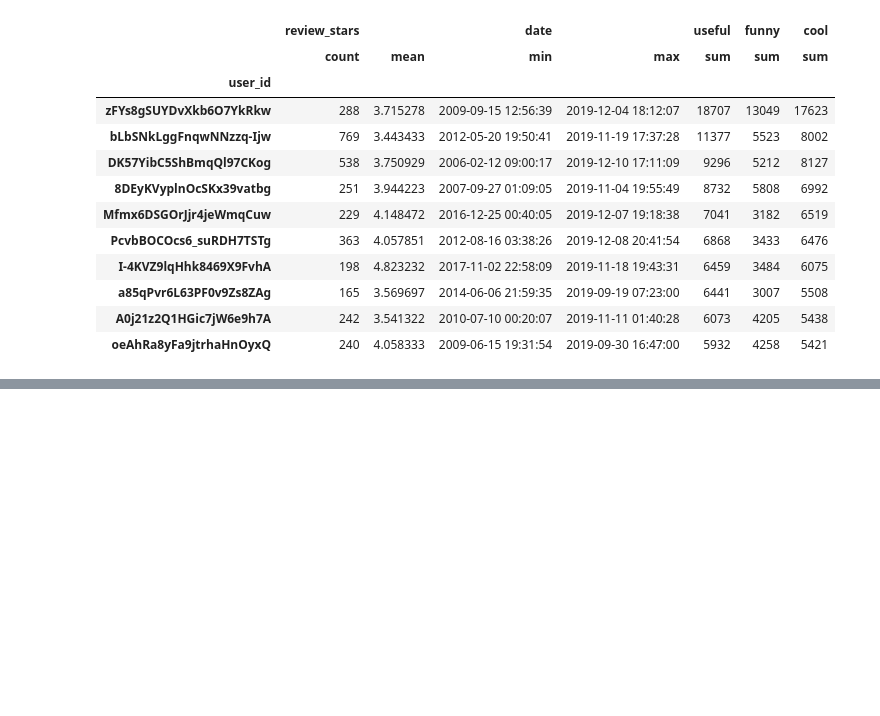
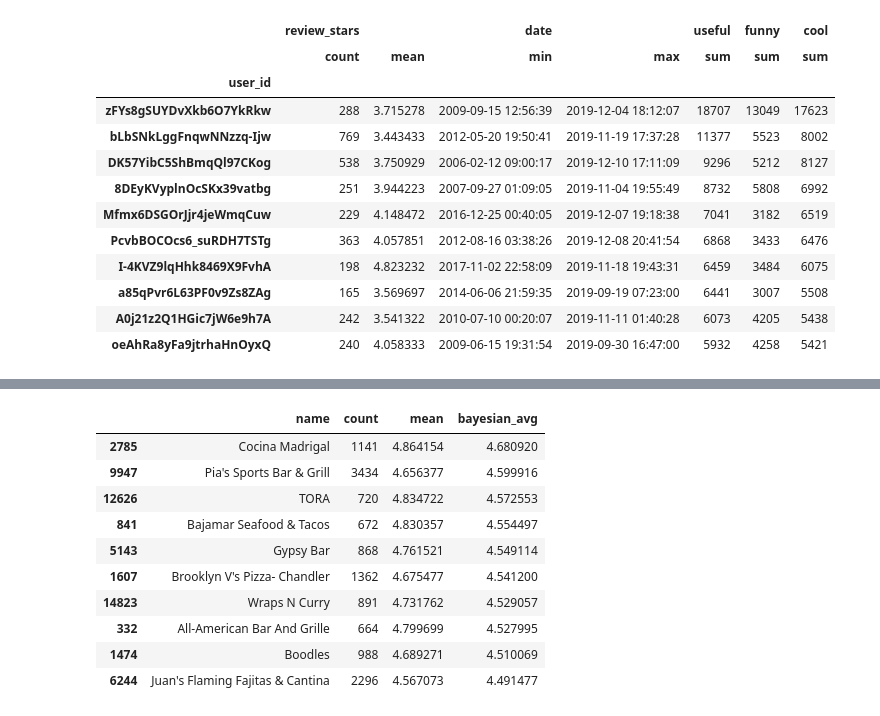
Before and after one commit to mavalos90/IH_final_project, a Jupyter notebook: code/1.EDA.ipynb, the cells around one changed output, grey strips where cells are left out. Drawn from its saved outputs; the diff is of its cells as text; code cells hidden in the pictures; blank space fills up the shorter version.

```diff
--- a/code/1.EDA.ipynb
+++ b/code/1.EDA.ipynb
@@ -418,0 +457,16 @@ Top 10 influential users
+# %%
+# 10 best restaurants based on bayesian_avg
+
+restaurant_stats.sort_values('bayesian_avg', ascending=False).head(10)
+# %% [output]
+|  | name | count | mean | bayesian_avg |
+| 2785 | Cocina Madrigal | 1141 | 4.864154 | 4.680920 |
+| 9947 | Pia's Sports Bar & Grill | 3434 | 4.656377 | 4.599916 |
+| 12626 | TORA | 720 | 4.834722 | 4.572553 |
+| 841 | Bajamar Seafood & Tacos | 672 | 4.830357 | 4.554497 |
+| 5143 | Gypsy Bar | 868 | 4.761521 | 4.549114 |
+| 1607 | Brooklyn V's Pizza- Chandler | 1362 | 4.675477 | 4.541200 |
+| 14823 | Wraps N Curry | 891 | 4.731762 | 4.529057 |
+| 332 | All-American Bar And Grille | 664 | 4.799699 | 4.527995 |
+| 1474 | Boodles | 988 | 4.689271 | 4.510069 |
+| 6244 | Juan's Flaming Fajitas & Cantina | 2296 | 4.567073 | 4.491477 |
```
Also changed, not shown: parts of 16 cells of this notebook.
